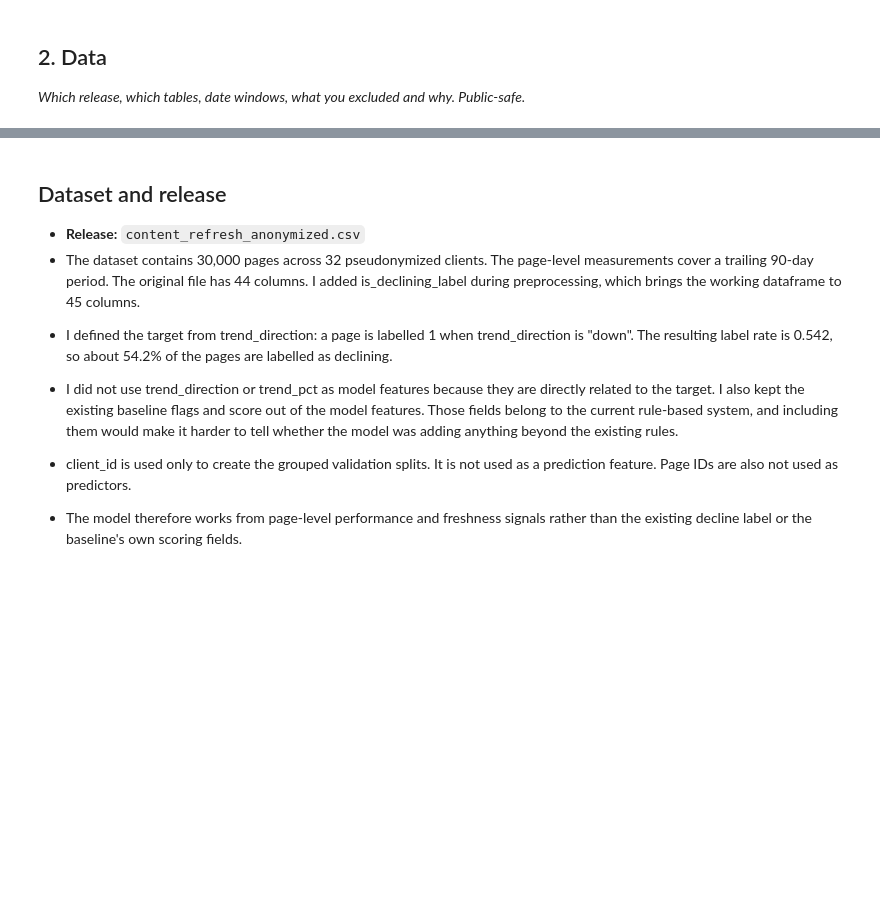
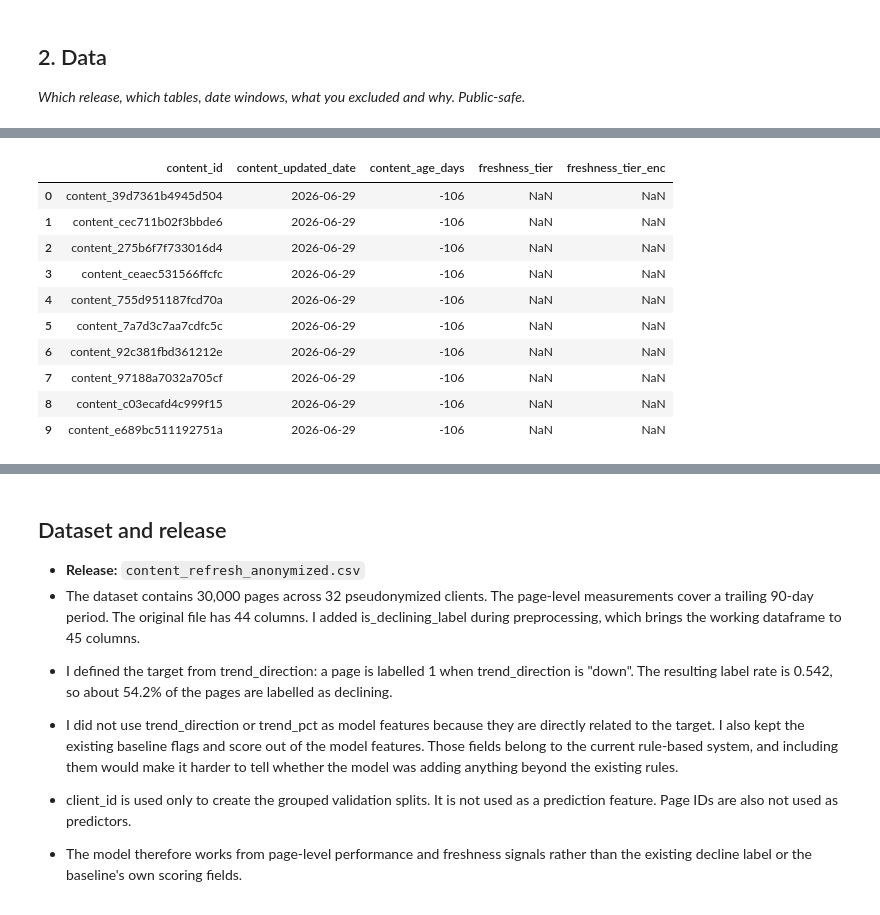
Before and after one commit to KinzaAsif2456/discoverey, a Jupyter notebook: work/notebooks/capstone.ipynb, the cells around one changed output, grey strips where cells are left out. Drawn from its saved outputs; the diff is of its cells as text; code cells hidden in the pictures; blank space fills up the shorter version.

```diff
--- a/work/notebooks/capstone.ipynb
+++ b/work/notebooks/capstone.ipynb
@@ -82,0 +228,15 @@ Index(['content_id', 'client_id', 'search_volume', 'competition',
+# %%
+# STEP 5 — Define decline label
+
+df["is_declining_label"] = (
+    df["impressions_outcome"]
+    < 0.80 * df["impressions_feature_window"]
+).astype(int)
+
+print("Label distribution:")
+print(df["is_declining_label"].value_counts())
+
+print(
+    "Declining rate:",
+    df["is_declining_label"].mean()
+)
@@ -82,0 +281,68 @@ Index(['content_id', 'client_id', 'search_volume', 'competition',
+# %%
+# STEP 7 — Join content metadata and derive freshness
+
+content_meta = con.sql(
+    f"""
+    SELECT
+        client_hash_id AS client_id,
+        content_hash_id AS content_id,
+        content_updated_date
+    FROM {TABLES['dim_content']}
+    """
+).df()
+
+# Make sure dates are parsed correctly
+content_meta["content_updated_date"] = pd.to_datetime(
+    content_meta["content_updated_date"]
+)
+
+# Join metadata to the feature/outcome dataset
+df = df.merge(
+    content_meta,
+    on=["client_id", "content_id"],
+    how="left"
+)
+
+# Calculate content age at the end of the feature window
+feat_end_date = pd.Timestamp(FEAT_END)
+
+df["content_age_days"] = (
+    feat_end_date - df["content_updated_date"]
+).dt.days
+
+# Derive freshness tiers
+df["freshness_tier"] = pd.cut(
+    df["content_age_days"],
+    bins=[-1, 30, 90, 180, np.inf],
+    labels=["0-30", "31-90", "91-180", "181+"]
+)
+
+# Encode freshness for the model
+tier_order = ["0-30", "31-90", "91-180", "181+"]
+
+df["freshness_tier_enc"] = (
+    df["freshness_tier"]
+    .map({tier: i for i, tier in enumerate(tier_order)})
+    .astype(float)
+)
+
+print("After metadata join:", df.shape)
+
+print("\nMissing content update dates:")
+print(df["content_updated_date"].isna().sum())
+
+print("\nFreshness distribution:")
+print(df["freshness_tier"].value_counts(dropna=False).sort_index())
+
+display(
+    df[
+        [
+            "content_id",
+            "content_updated_date",
+            "content_age_days",
+            "freshness_tier",
+            "freshness_tier_enc"
+        ]
+    ].head(10)
+)
+# %% [output]
@@ -82,0 +362,11 @@ Index(['content_id', 'client_id', 'search_volume', 'competition',
+|  | content_id | content_updated_date | content_age_days | freshness_tier | freshness_tier_enc |
+| 0 | content_39d7361b4945d504 | 2026-06-29 | -106 | NaN | NaN |
+| 1 | content_cec711b02f3bbde6 | 2026-06-29 | -106 | NaN | NaN |
+| 2 | content_275b6f7f733016d4 | 2026-06-29 | -106 | NaN | NaN |
+| 3 | content_ceaec531566ffcfc | 2026-06-29 | -106 | NaN | NaN |
+| 4 | content_755d951187fcd70a | 2026-06-29 | -106 | NaN | NaN |
+| 5 | content_7a7d3c7aa7cdfc5c | 2026-06-29 | -106 | NaN | NaN |
+| 6 | content_92c381fbd361212e | 2026-06-29 | -106 | NaN | NaN |
+| 7 | content_97188a7032a705cf | 2026-06-29 | -106 | NaN | NaN |
+| 8 | content_c03ecafd4c999f15 | 2026-06-29 | -106 | NaN | NaN |
+| 9 | content_e689bc511192751a | 2026-06-29 | -106 | NaN | NaN |
```
Also changed, not shown: parts of 30 cells of this notebook.
